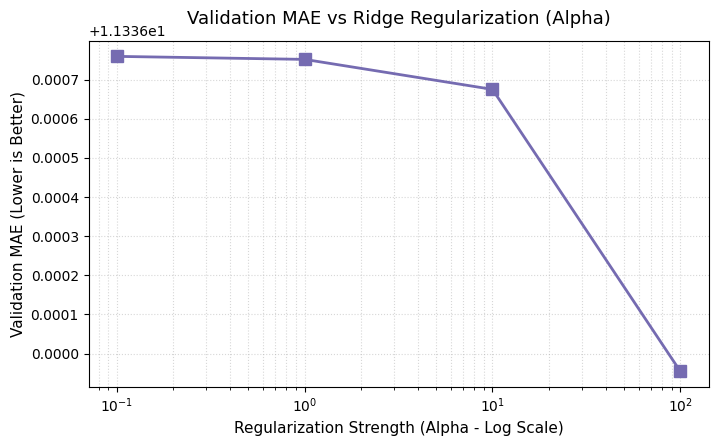
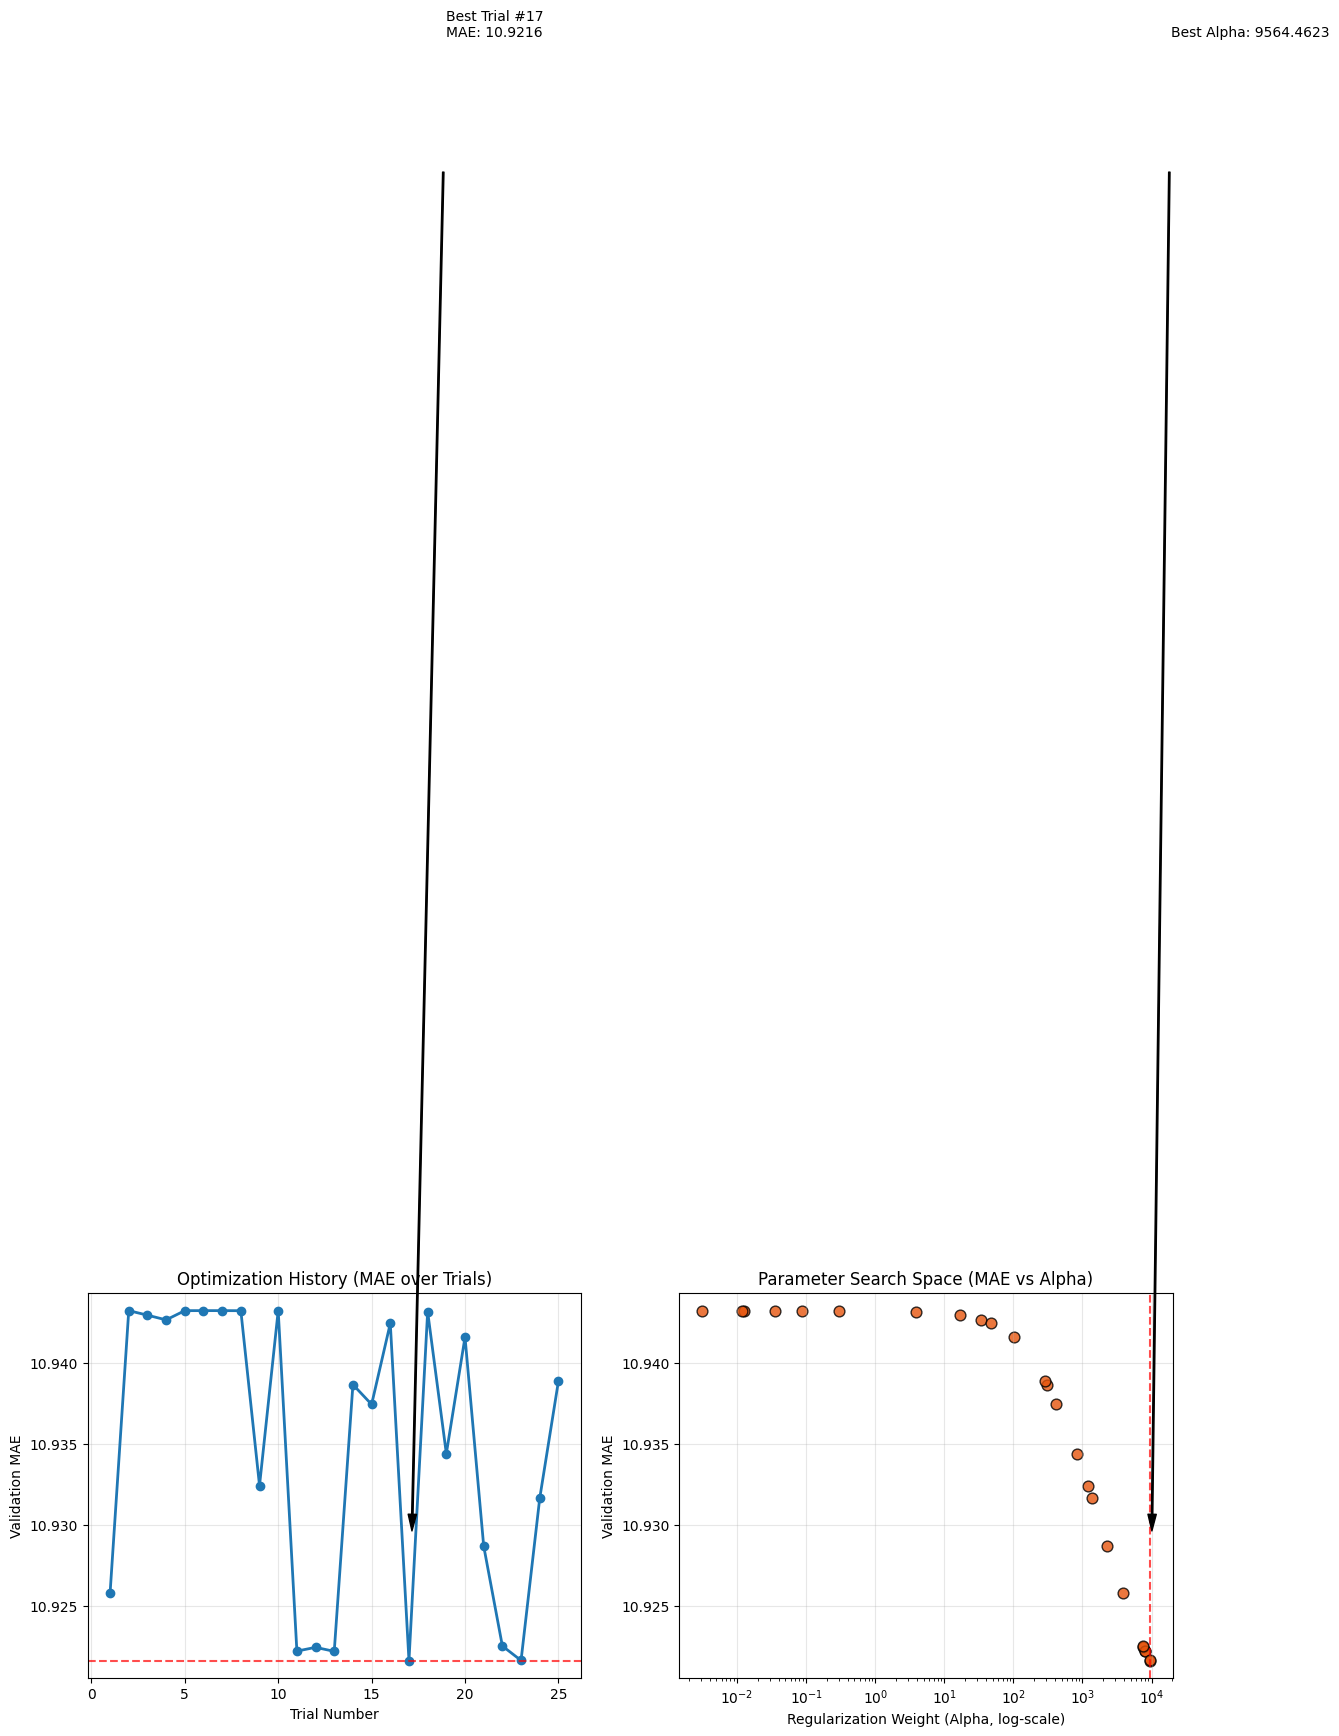
Code edit (unified diff) that turned the first committed figure into the second:
--- before
+++ after
@@ -1,31 +1,64 @@
-mlflow.set_tracking_uri(config.mlflow.tracking_uri)
-experiment = mlflow.get_experiment_by_name(config.mlflow.experiment_name)
-
-# Search all tuning runs under this experiment
+# Retrieve all trial runs under the active experiment
+experiment = mlflow.get_experiment_by_name("nyc_taxi_demand_forecasting")
 runs = mlflow.search_runs(
     experiment_ids=[experiment.experiment_id],
-    filter_string="run_name LIKE 'tune_ridge_alpha_%'",
+    filter_string="tags.mlflow.runName LIKE 'tune_ridge_trial_%'",
 )
 
-# Parse parameter and metrics
-runs["params.alpha"] = runs["params.alpha"].astype(float)
-runs = runs.sort_values("params.alpha")
+# Extract parameters and metrics
+runs["alpha"] = runs["params.alpha"].astype(float)
+runs["mae"] = runs["metrics.mae"].astype(float)
+runs = runs.sort_values("start_time").reset_index(drop=True)
 
-# Plot alpha vs validation MAE
-plt.figure(figsize=(8, 4.5))
-plt.plot(
-    runs["params.alpha"],
-    runs["metrics.mae"],
-    marker="s",
-    color="#756bb1",
-    markersize=8,
+fig, (ax1, ax2) = plt.subplots(1, 2, figsize=(14, 5))
+
+# Plot 1: Optimization History
+ax1.plot(
+    runs.index + 1,
+    runs["mae"],
+    marker="o",
+    color="#1f77b4",
     linewidth=2,
 )
-plt.xscale("log")
-plt.title(
-    "Validation MAE vs Ridge Regularization (Alpha)", fontsize=13, pad=12
+best_idx = runs["mae"].idxmin()
+best_mae = runs.loc[best_idx, "mae"]
+best_alpha = runs.loc[best_idx, "alpha"]
+
+ax1.axhline(best_mae, color="red", linestyle="--", alpha=0.7)
+ax1.annotate(
+    f"Best Trial #{best_idx + 1}\nMAE: {best_mae:.4f}",
+    xy=(best_idx + 1, best_mae),
+    xytext=(best_idx + 3, best_mae + 0.1),
+    arrowprops=dict(facecolor="black", shrink=0.08, width=1, headwidth=6),
+    fontsize=10,
 )
-plt.xlabel("Regularization Strength (Alpha - Log Scale)", fontsize=11)
-plt.ylabel("Validation MAE (Lower is Better)", fontsize=11)
-plt.grid(True, which="both", linestyle=":", alpha=0.5)
+ax1.set_title("Optimization History (MAE over Trials)", fontsize=12)
+ax1.set_xlabel("Trial Number", fontsize=10)
+ax1.set_ylabel("Validation MAE", fontsize=10)
+ax1.grid(True, alpha=0.3)
+
+# Plot 2: Parameter Search Space
+ax2.scatter(
+    runs["alpha"],
+    runs["mae"],
+    color="#e6550d",
+    s=60,
+    alpha=0.8,
+    edgecolors="k",
+)
+ax2.set_xscale("log")
+ax2.axvline(best_alpha, color="red", linestyle="--", alpha=0.7)
+ax2.annotate(
+    f"Best Alpha: {best_alpha:.4f}",
+    xy=(best_alpha, best_mae),
+    xytext=(best_alpha * 2, best_mae + 0.1),
+    arrowprops=dict(facecolor="black", shrink=0.08, width=1, headwidth=6),
+    fontsize=10,
+)
+ax2.set_title("Parameter Search Space (MAE vs Alpha)", fontsize=12)
+ax2.set_xlabel("Regularization Weight (Alpha, log-scale)", fontsize=10)
+ax2.set_ylabel("Validation MAE", fontsize=10)
+ax2.grid(True, alpha=0.3)
+
+plt.tight_layout()
 plt.show()

Commit: feat(nyc-taxi-forecasting): integrate Optuna hyperparameter tuning